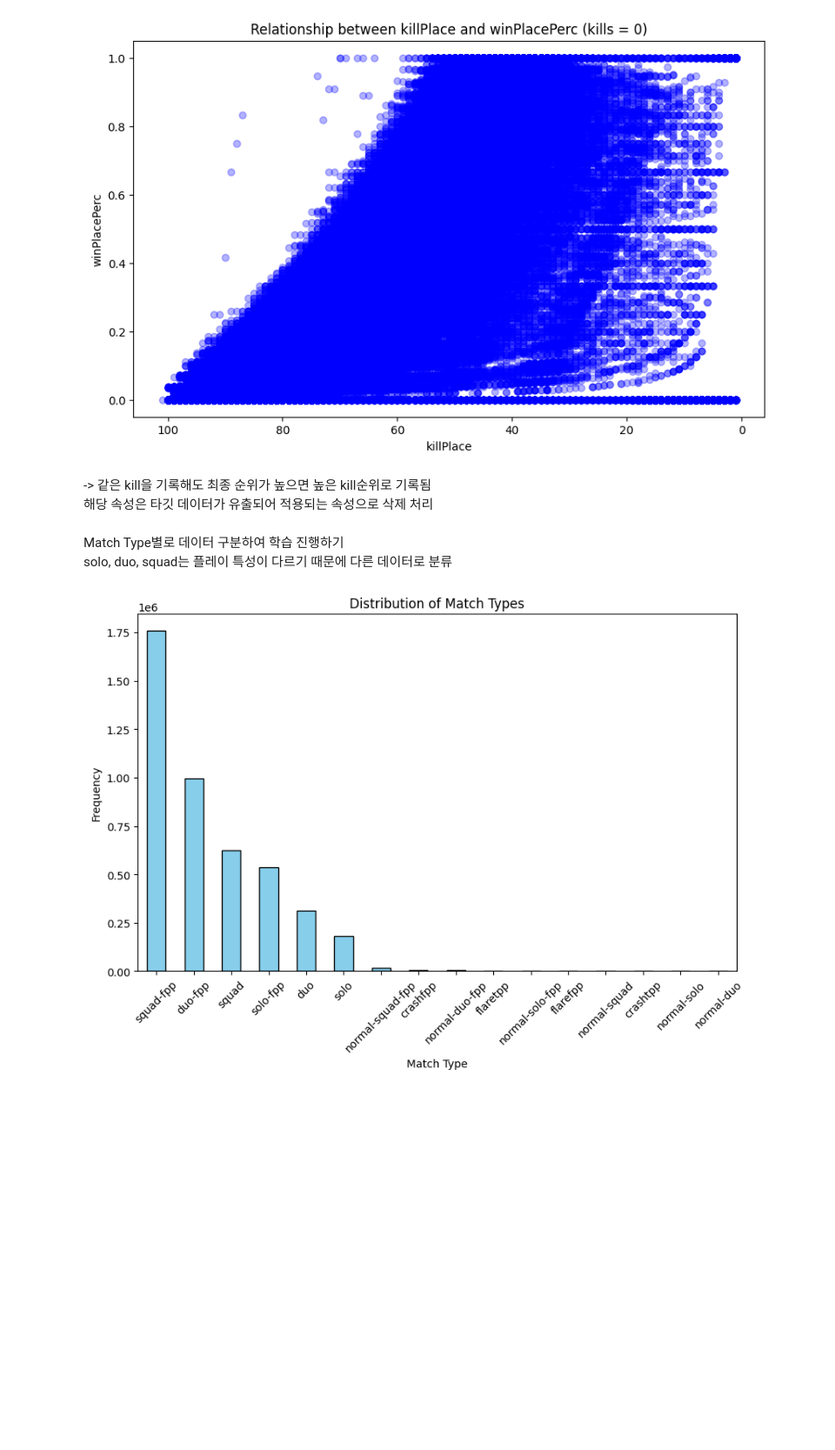
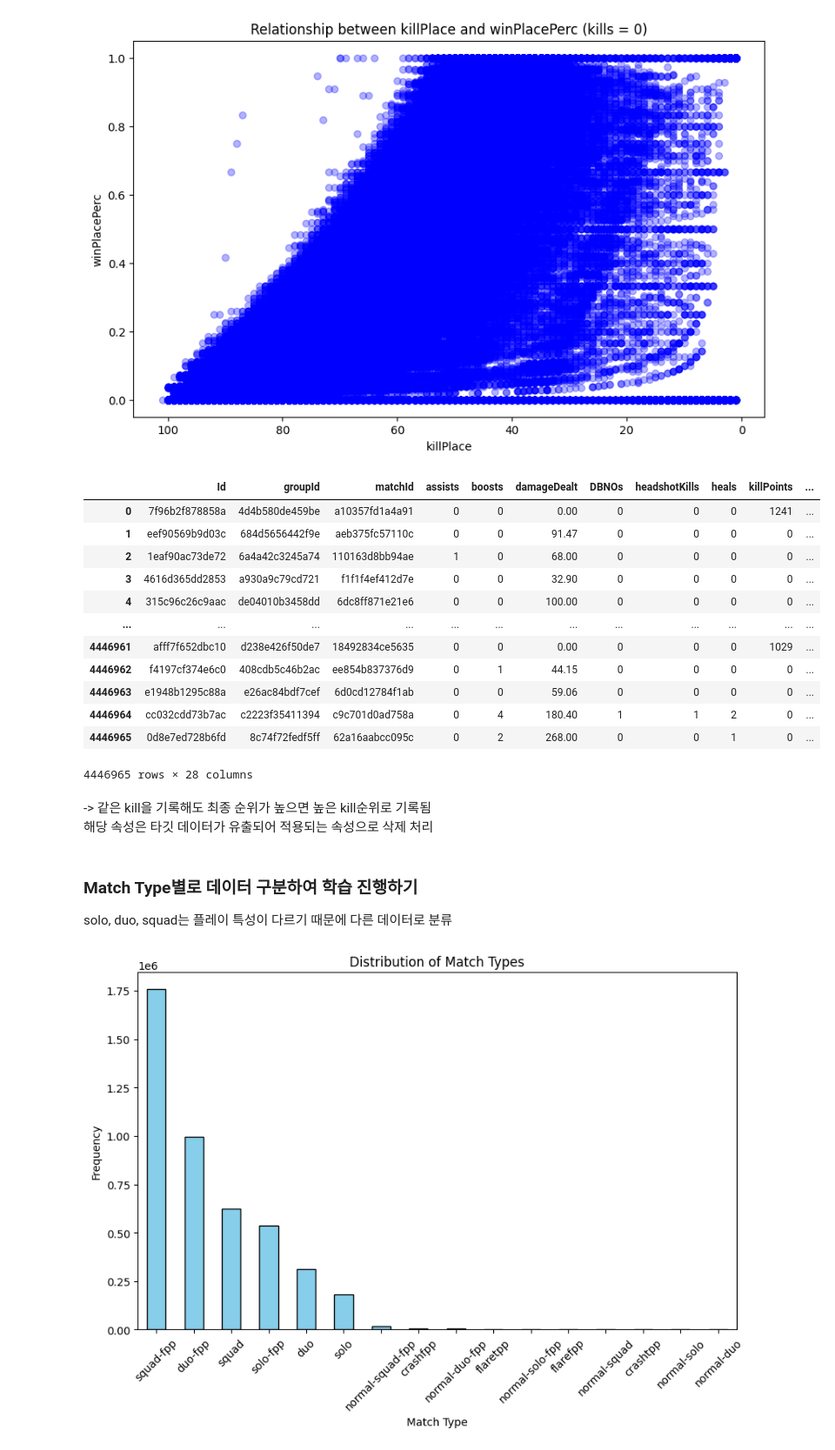
Before and after one commit to p-garden/data-solution, a Jupyter notebook: BATTLRGROUND/notebooke3a40bfc51.ipynb, the cells around one changed output. Shown at 87% size. Saved outputs shown, nothing was run; the diff lists cells and outputs as text; code cells hidden in the pictures; blank space fills up the shorter version.

```diff
--- a/BATTLRGROUND/notebooke3a40bfc51.ipynb
+++ b/BATTLRGROUND/notebooke3a40bfc51.ipynb
@@ -280,11 +229,28 @@ plt.gca().invert_xaxis()  # killPlace 순서가 낮을수록 높은 순위이므
 plt.show()
 # %% [output]
 [figure]
+# %%
+train = train.drop(columns=['killPlace'])
+train
+# %% [output]
+|  | Id | groupId | matchId | assists | boosts | damageDealt | DBNOs | headshotKills | heals | killPoints | ... |
+| 0 | 7f96b2f878858a | 4d4b580de459be | a10357fd1a4a91 | 0 | 0 | 0.00 | 0 | 0 | 0 | 1241 | ... |
+| 1 | eef90569b9d03c | 684d5656442f9e | aeb375fc57110c | 0 | 0 | 91.47 | 0 | 0 | 0 | 0 | ... |
+| 2 | 1eaf90ac73de72 | 6a4a42c3245a74 | 110163d8bb94ae | 1 | 0 | 68.00 | 0 | 0 | 0 | 0 | ... |
+| 3 | 4616d365dd2853 | a930a9c79cd721 | f1f1f4ef412d7e | 0 | 0 | 32.90 | 0 | 0 | 0 | 0 | ... |
+| 4 | 315c96c26c9aac | de04010b3458dd | 6dc8ff871e21e6 | 0 | 0 | 100.00 | 0 | 0 | 0 | 0 | ... |
+| ... | ... | ... | ... | ... | ... | ... | ... | ... | ... | ... | ... |
+| 4446961 | afff7f652dbc10 | d238e426f50de7 | 18492834ce5635 | 0 | 0 | 0.00 | 0 | 0 | 0 | 1029 | ... |
+| 4446962 | f4197cf374e6c0 | 408cdb5c46b2ac | ee854b837376d9 | 0 | 1 | 44.15 | 0 | 0 | 0 | 0 | ... |
+| 4446963 | e1948b1295c88a | e26ac84bdf7cef | 6d0cd12784f1ab | 0 | 0 | 59.06 | 0 | 0 | 0 | 0 | ... |
+| 4446964 | cc032cdd73b7ac | c2223f35411394 | c9c701d0ad758a | 0 | 4 | 180.40 | 1 | 1 | 2 | 0 | ... |
+| 4446965 | 0d8e7ed728b6fd | 8c74f72fedf5ff | 62a16aabcc095c | 0 | 2 | 268.00 | 0 | 0 | 1 | 0 | ... |
+4446965 rows × 28 columns
 # %% [markdown]
 -> 같은 kill을 기록해도 최종 순위가 높으면 높은 kill순위로 기록됨
 해당 속성은 타깃 데이터가  유출되어 적용되는 속성으로 삭제 처리
 # %% [markdown]
-Match Type별로 데이터 구분하여 학습 진행하기
+### Match Type별로 데이터 구분하여 학습 진행하기
 solo, duo, squad는 플레이 특성이 다르기 때문에 다른 데이터로 분류
 # %%
 plt.figure(figsize=(10, 6))
```
Also changed, not shown: parts of 39 cells of this notebook.
